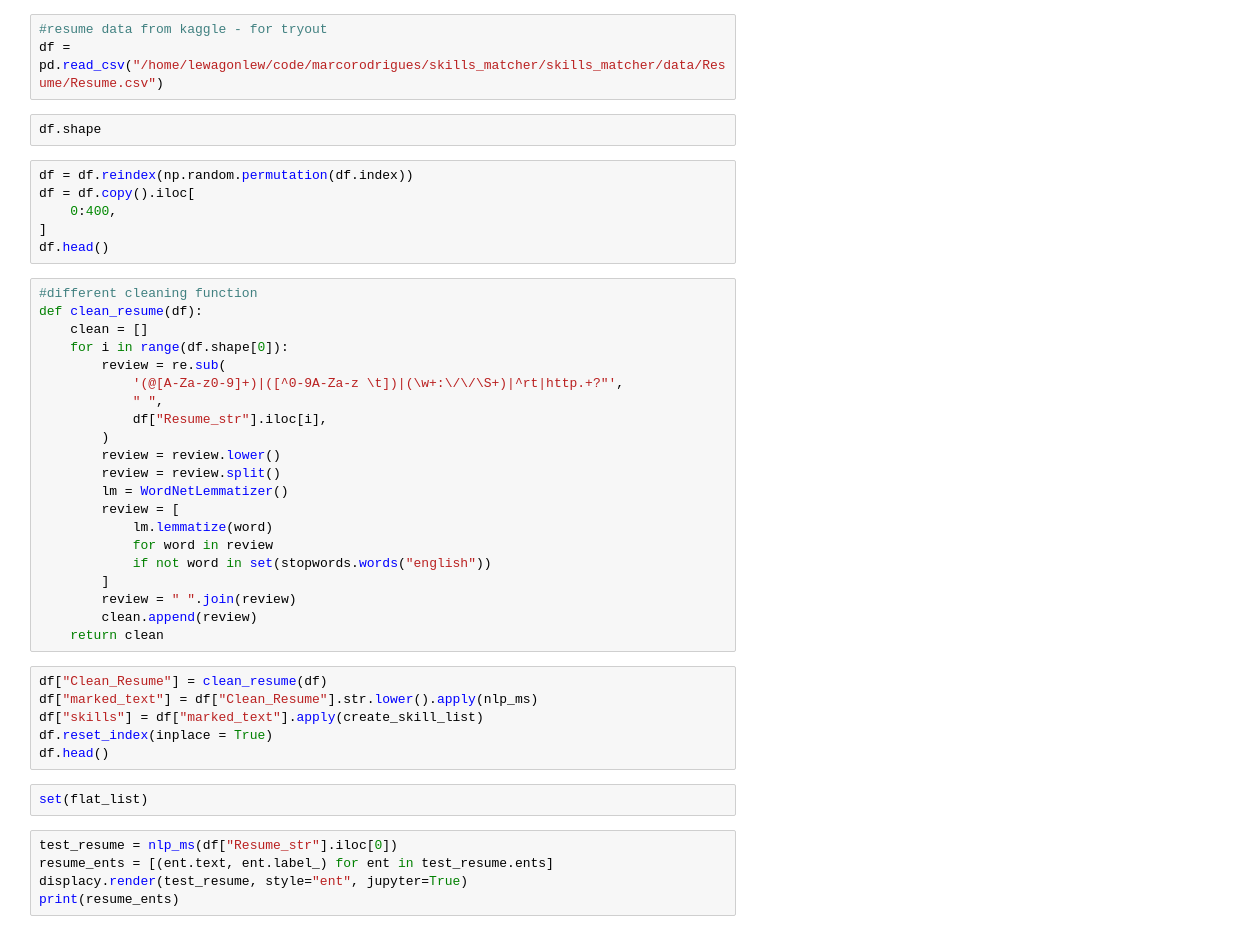
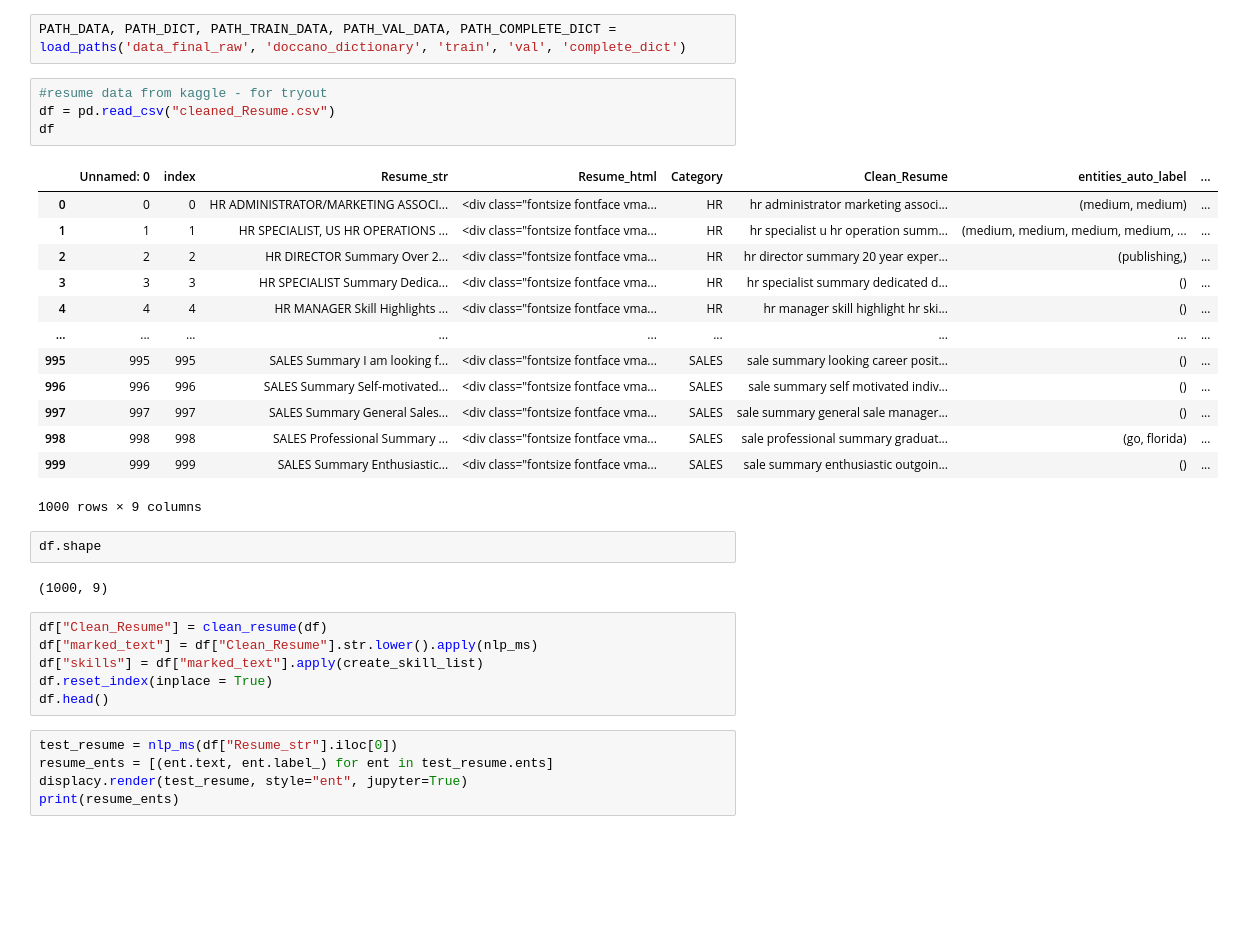
Before and after one commit to macrodrigues/skills_matcher, a Jupyter notebook: notebooks/Resume.ipynb, the cells around one changed output. Cells and saved outputs as stored; diff of their text form; blank space fills up the shorter version.

Commit message:
update resume

```diff
--- a/skills_matcher/data/dictionaries/Resume.ipynb
+++ b/notebooks/Resume.ipynb
@@ -58,43 +60,33 @@ PATH
+# %%
+PATH_DATA, PATH_DICT, PATH_TRAIN_DATA, PATH_VAL_DATA, PATH_COMPLETE_DICT = load_paths('data_final_raw', 'doccano_dictionary', 'train', 'val', 'complete_dict')
 # %%
 #resume data from kaggle - for tryout
-df = pd.read_csv("/home/lewagonlew/code/marcorodrigues/skills_matcher/skills_matcher/data/Resume/Resume.csv")
+df = pd.read_csv("cleaned_Resume.csv")
+df
+# %% [output]
+|  | Unnamed: 0 | index | Resume_str | Resume_html | Category | Clean_Resume | entities_auto_label | ... |
+| 0 | 0 | 0 | HR ADMINISTRATOR/MARKETING ASSOCI... | <div class="fontsize fontface vma... | HR | hr administrator marketing associ... | (medium, medium) | ... |
+| 1 | 1 | 1 | HR SPECIALIST, US HR OPERATIONS ... | <div class="fontsize fontface vma... | HR | hr specialist u hr operation summ... | (medium, medium, medium, medium, ... | ... |
+| 2 | 2 | 2 | HR DIRECTOR Summary Over 2... | <div class="fontsize fontface vma... | HR | hr director summary 20 year exper... | (publishing,) | ... |
+| 3 | 3 | 3 | HR SPECIALIST Summary Dedica... | <div class="fontsize fontface vma... | HR | hr specialist summary dedicated d... | () | ... |
+| 4 | 4 | 4 | HR MANAGER Skill Highlights ... | <div class="fontsize fontface vma... | HR | hr manager skill highlight hr ski... | () | ... |
+| ... | ... | ... | ... | ... | ... | ... | ... | ... |
+| 995 | 995 | 995 | SALES Summary I am looking f... | <div class="fontsize fontface vma... | SALES | sale summary looking career posit... | () | ... |
+| 996 | 996 | 996 | SALES Summary Self-motivated... | <div class="fontsize fontface vma... | SALES | sale summary self motivated indiv... | () | ... |
+| 997 | 997 | 997 | SALES Summary General Sales... | <div class="fontsize fontface vma... | SALES | sale summary general sale manager... | () | ... |
+| 998 | 998 | 998 | SALES Professional Summary ... | <div class="fontsize fontface vma... | SALES | sale professional summary graduat... | (go, florida) | ... |
+| 999 | 999 | 999 | SALES Summary Enthusiastic... | <div class="fontsize fontface vma... | SALES | sale summary enthusiastic outgoin... | () | ... |
+1000 rows × 9 columns
 # %%
 df.shape
+# %% [output]
+(1000, 9)
-# %%
-df = df.reindex(np.random.permutation(df.index))
-df = df.copy().iloc[
-    0:400,
-]
-df.head()
-# %%
-#different cleaning function
-def clean_resume(df):
-    clean = []
-    for i in range(df.shape[0]):
-        review = re.sub(
-            '(@[A-Za-z0-9]+)|([^0-9A-Za-z \t])|(\w+:\/\/\S+)|^rt|http.+?"',
-            " ",
-            df["Resume_str"].iloc[i],
-        )
-        review = review.lower()
-        review = review.split()
-        lm = WordNetLemmatizer()
-        review = [
-            lm.lemmatize(word)
-            for word in review
-            if not word in set(stopwords.words("english"))
-        ]
-        review = " ".join(review)
-        clean.append(review)
-    return clean
 # %%
 df["Clean_Resume"] = clean_resume(df)
 df["marked_text"] = df["Clean_Resume"].str.lower().apply(nlp_ms)
 df["skills"] = df["marked_text"].apply(create_skill_list)
 df.reset_index(inplace = True)
 df.head()
-# %%
-set(flat_list)
 # %%
 test_resume = nlp_ms(df["Resume_str"].iloc[0])
 resume_ents = [(ent.text, ent.label_) for ent in test_resume.ents]
```
Also changed, not shown: parts of 23 cells of this notebook, 1 other file.
